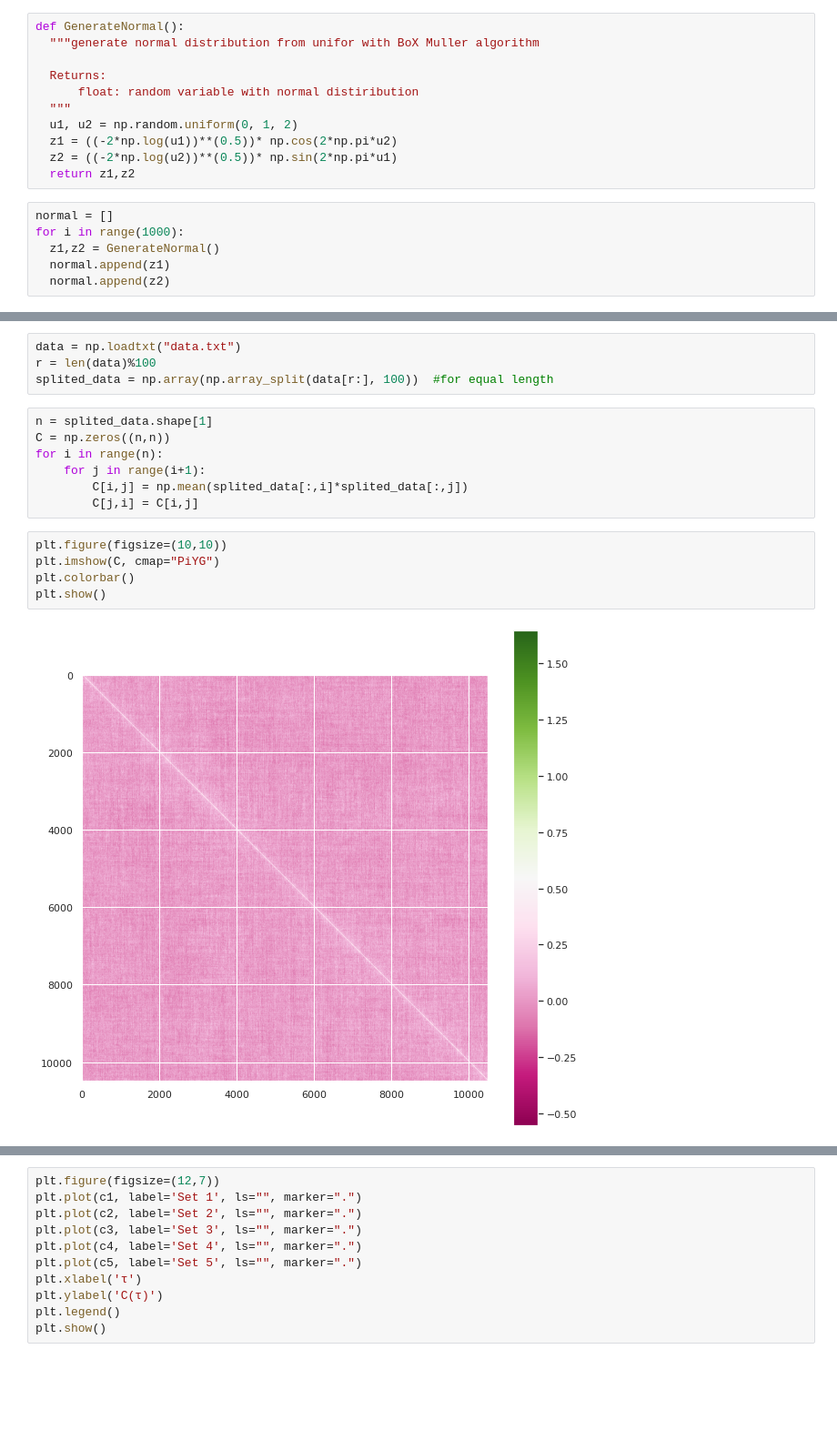
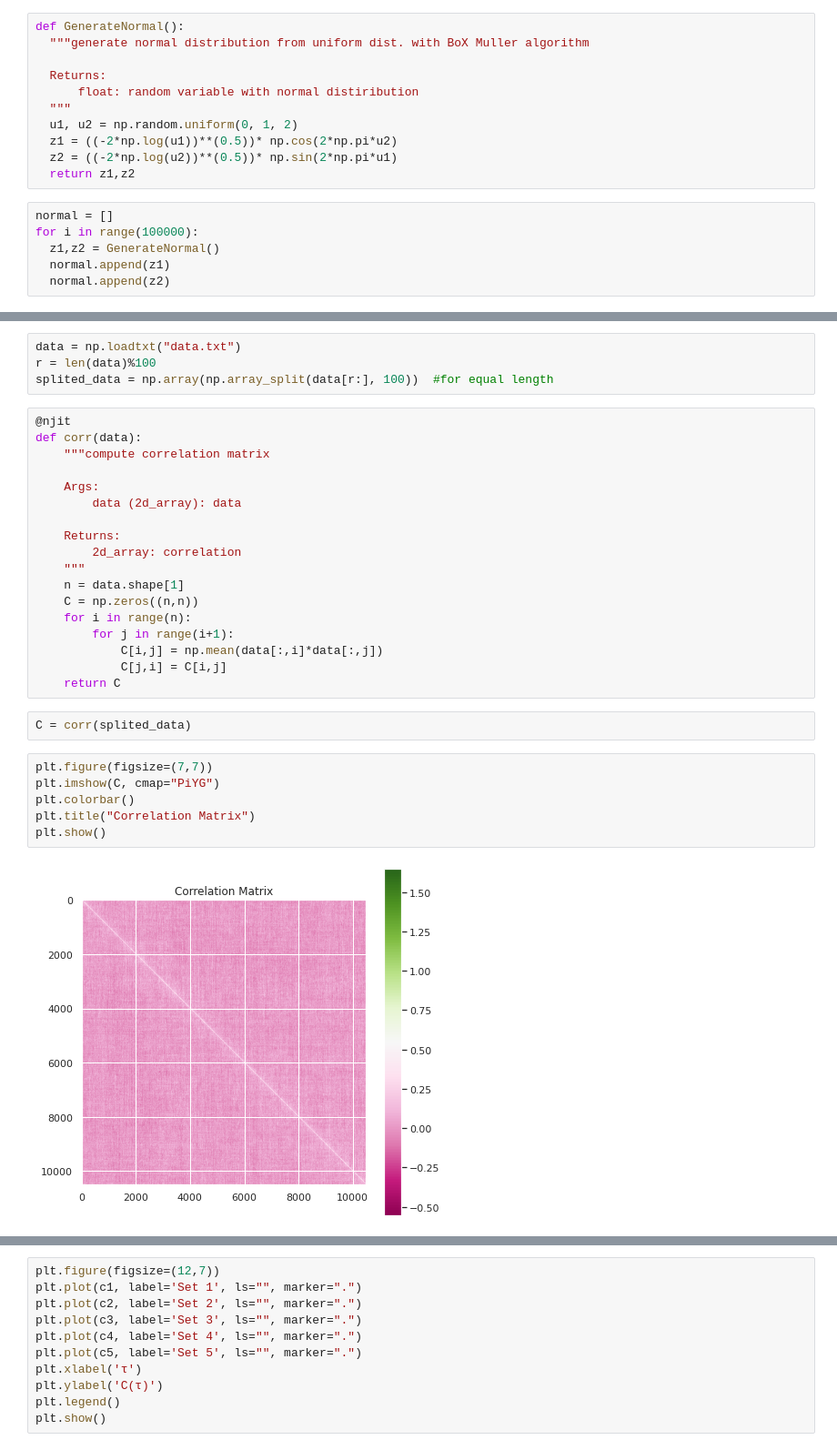
Before and after one commit to MohiMozaffari/Computational-Physics, a Jupyter notebook: HW5/HW5.ipynb, the cells around one changed output, grey strips where cells are left out. Shown: that part at 91% size. Drawn from its saved outputs; the diff is of its cells as text; blank space fills up the shorter version.

```diff
--- a/HW5/HW5.ipynb
+++ b/HW5/HW5.ipynb
@@ -199,7 +301,7 @@ array([[ 1.00000000e+00,  1.02577223e-01],
 # Q4:
 # %%
 def GenerateNormal():
-  """generate normal distribution from unifor with BoX Muller algorithm
+  """generate normal distribution from uniform dist. with BoX Muller algorithm
 
   Returns:
       float: random variable with normal distiribution
@@ -210,7 +312,7 @@ def GenerateNormal():
   return z1,z2
 # %%
 normal = []
-for i in range(1000):
+for i in range(100000):
   z1,z2 = GenerateNormal()
   normal.append(z1)
   normal.append(z2)
@@ -274,18 +368,32 @@ data = np.loadtxt("data.txt")
 r = len(data)%100
 splited_data = np.array(np.array_split(data[r:], 100))  #for equal length
 # %%
-n = splited_data.shape[1]
-C = np.zeros((n,n))
-for i in range(n):
-    for j in range(i+1):
-        C[i,j] = np.mean(splited_data[:,i]*splited_data[:,j])
-        C[j,i] = C[i,j]
+@njit
+def corr(data):
+    """compute correlation matrix
+
+    Args:
+        data (2d_array): data
+
+    Returns:
+        2d_array: correlation
+    """
+    n = data.shape[1]
+    C = np.zeros((n,n))
+    for i in range(n):
+        for j in range(i+1):
+            C[i,j] = np.mean(data[:,i]*data[:,j])
+            C[j,i] = C[i,j]
+    return C
+# %%
+C = corr(splited_data)
 # %%
-plt.figure(figsize=(10,10))
+plt.figure(figsize=(7,7))
 plt.imshow(C, cmap="PiYG")
 plt.colorbar()
+plt.title("Correlation Matrix")
 plt.show()
 # %% [output]
-[figure, old version]
+[figure, new version]
 # %%
 c1, c2, c3, c4, c5 = np.zeros(n), np.zeros(n), np.zeros(n), np.zeros(n), np.zeros(n)
```
Also changed, not shown: parts of 38 cells of this notebook.
